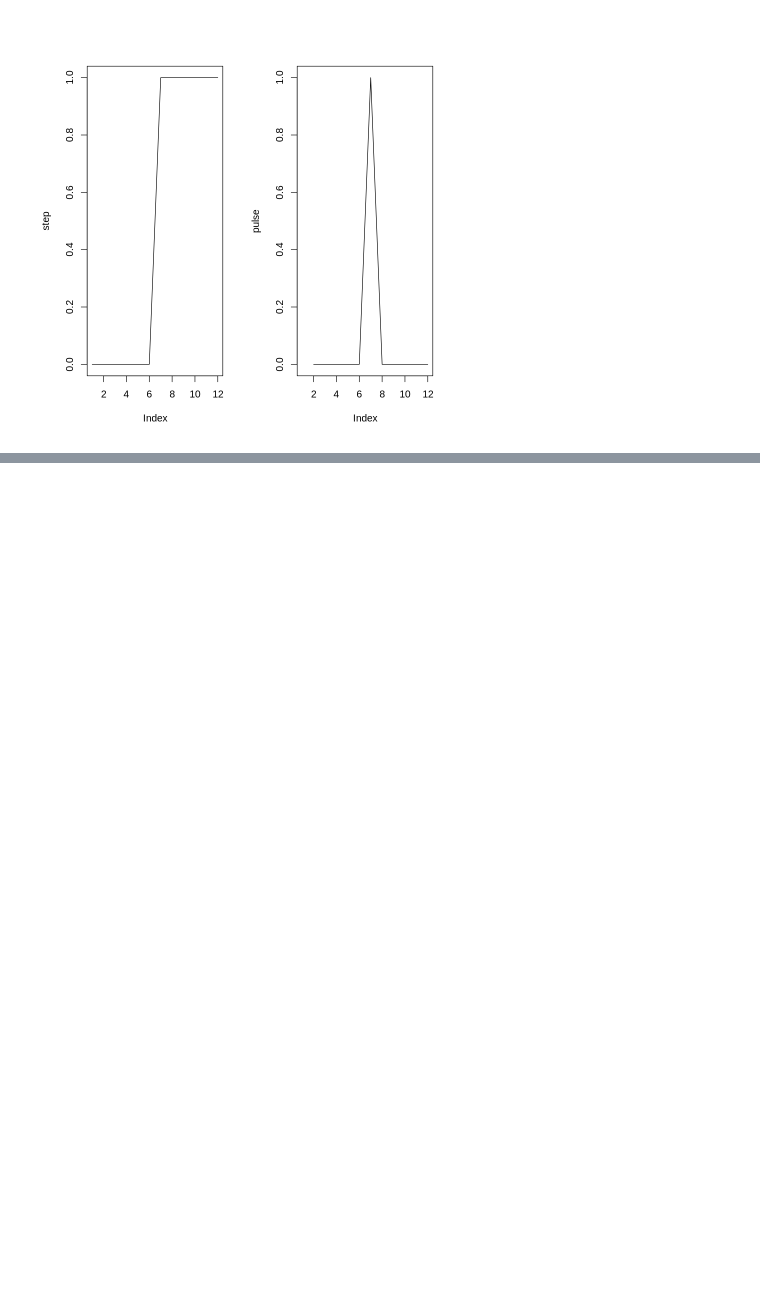
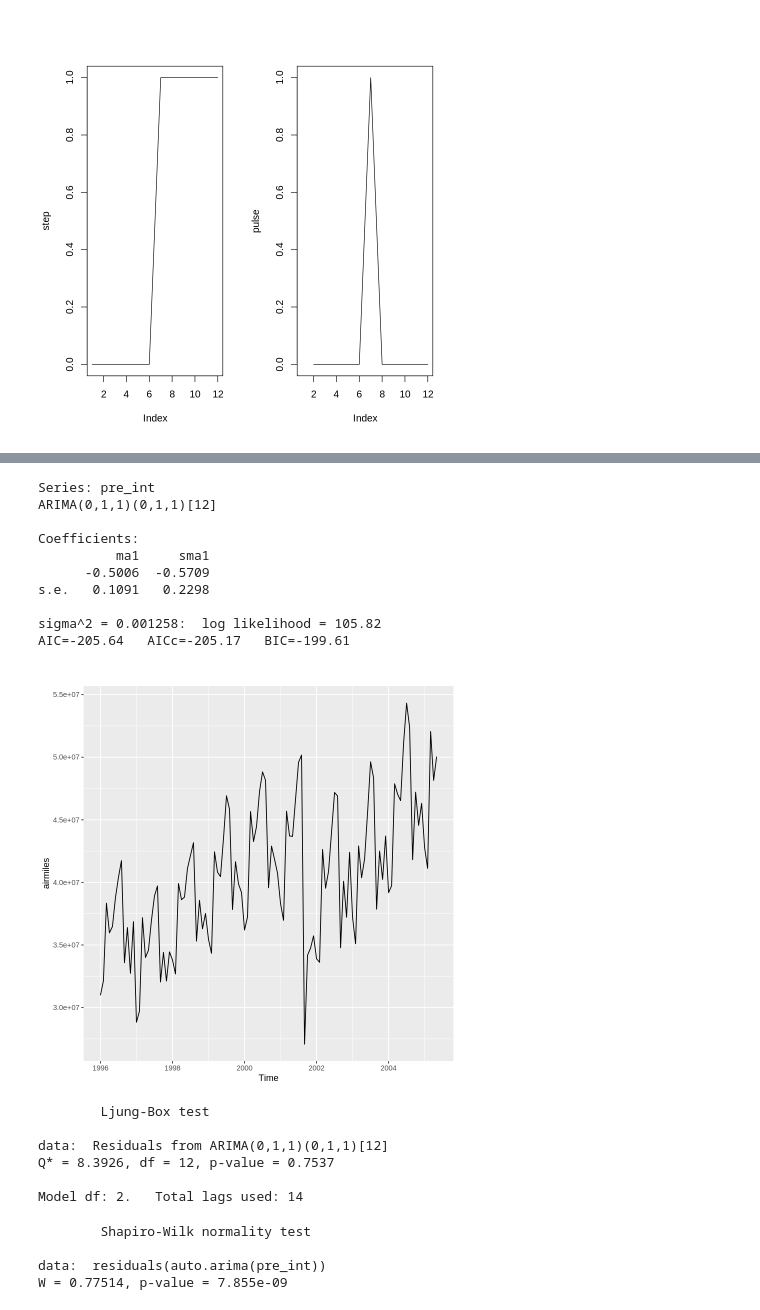
Before and after one commit to pacayton/Stat_268_Advanced_Time_Series_Analysis, a Jupyter notebook: Stat_268_Week2_Intervention_Analysis.ipynb, the cells around one changed output, grey strips where cells are left out. Saved outputs shown, nothing was run; the diff lists cells and outputs as text; code cells hidden in the pictures; blank space fills up the shorter version.

```diff
--- a/Stat_268_Week2_Intervention_Analysis.ipynb
+++ b/Stat_268_Week2_Intervention_Analysis.ipynb
@@ -242,0 +322,53 @@ plot(ex3, type = "l")
+# %%
+## Estimation Steps:
+
+## 0. Identify when interventions occurred. This is done by research.
+##    Some do search algorithms to determine when are starting periods of shifts in time series.
+##    An example algorithm is a rolling search algorithm using the Chow Breakpoint Test (Chow 1960)
+##    through the periods of the time series
+
+## 1. From the preintervention data (e.g., before Sept 11, 2001 for the US Miles data), determine the appropriate
+##    ARIMA model.
+##  > For my case, I will be using the auto.arima() function in the forecast package to determine the best model based on
+##    the corrected Akaike information criterion (Hyndman & Khandakar 2008)
+
+data(airmiles) ## attaching the data into the R backend
+
+autoplot(airmiles) ## plotting time series data
+
+pre_int <- window(log(airmiles), end = c(2001,8))
+## airmiles is a ts() time series data object, freq = 12 for monthly data and data periods in c(year, month) form.
+## window() makes a subset of the data, in this case ending up to August 2001 (2001-08)
+
+auto.arima(pre_int)
+## The selected model is ARIMA(0,1,1)(0,1,1)[12] with zero drift (i.e., intercept), which agrees with TSAAR
+
+checkresiduals(auto.arima(pre_int))
+shapiro.test(residuals(auto.arima(pre_int)))
+## some residual diagnostics and check for normal residuals.
+## In my assessment, it seems there is an additive outlier in Jan 1998.
+## In TSAAR, there are outliers in Dec 1996, Jan 1997, and Dec 2002.
+## We will take note of my and TSAAR's assessment as additional additive terms for the model including the
+## selected ARIMA(0,1,1)(0,1,1)[12]
+# %% [output]
+Series: pre_int
+ARIMA(0,1,1)(0,1,1)[12]
+
+Coefficients:
+          ma1     sma1
+      -0.5006  -0.5709
+s.e.   0.1091   0.2298
+
+sigma^2 = 0.001258:  log likelihood = 105.82
+AIC=-205.64   AICc=-205.17   BIC=-199.61
+[figure, added]
+        Ljung-Box test
+
+data:  Residuals from ARIMA(0,1,1)(0,1,1)[12]
+Q* = 8.3926, df = 12, p-value = 0.7537
+
+Model df: 2.   Total lags used: 14
+        Shapiro-Wilk normality test
+
+data:  residuals(auto.arima(pre_int))
+W = 0.77514, p-value = 7.855e-09
```
Also changed, not shown: parts of 19 cells of this notebook.
